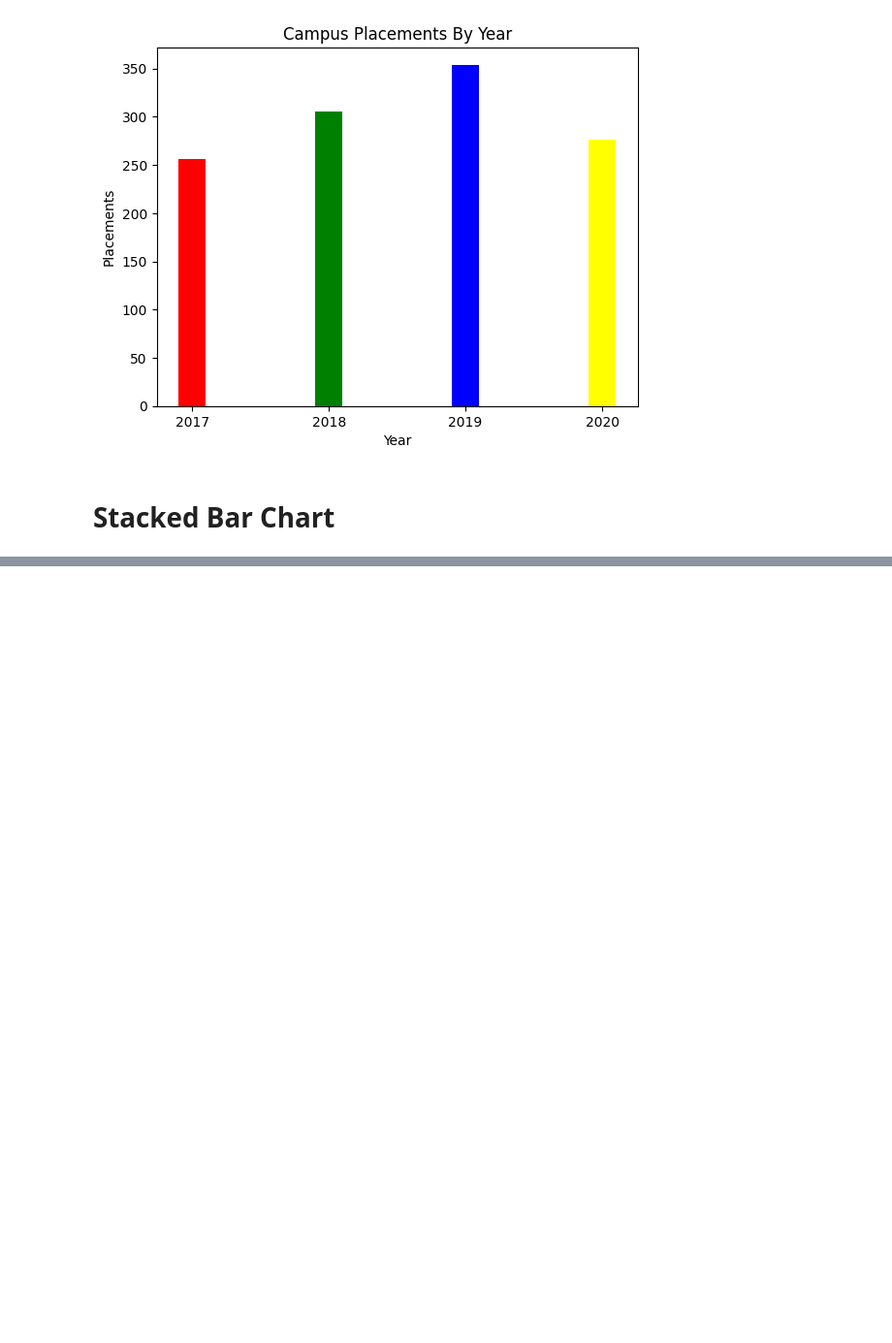
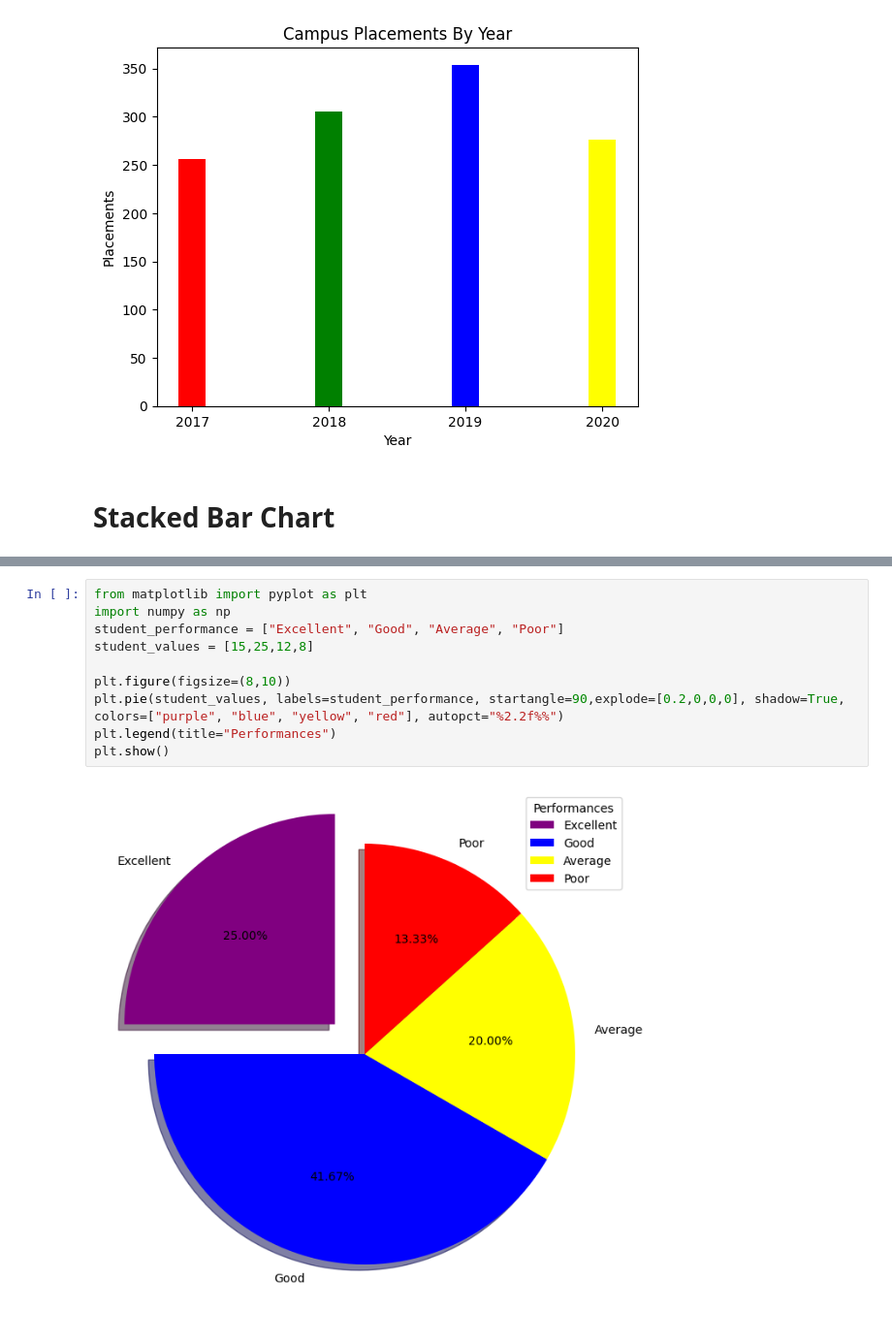
Before and after one commit to sbborusu/530pm_Agentic_Ai_Batch_7thApril, a Jupyter notebook: Matplotlib.ipynb, the cells around one changed output, grey strips where cells are left out. Shown at 97% size. Cells and saved outputs as stored; diff of their text form; blank space fills up the shorter version.

```diff
--- a/Matplotlib.ipynb
+++ b/Matplotlib.ipynb
@@ -929,0 +1010,12 @@ plt.show()
+# %%
+from matplotlib import pyplot as plt
+import numpy as np
+student_performance = ["Excellent", "Good", "Average", "Poor"]
+student_values = [15,25,12,8]
+
+plt.figure(figsize=(8,10))
+plt.pie(student_values, labels=student_performance, startangle=90,explode=[0.2,0,0,0], shadow=True, colors=["purple", "blue", "yellow", "red"], autopct="%2.2f%%")
+plt.legend(title="Performances")
+plt.show()
+# %% [output]
+[figure, added]
```
Also changed, not shown: parts of 4 cells of this notebook.
